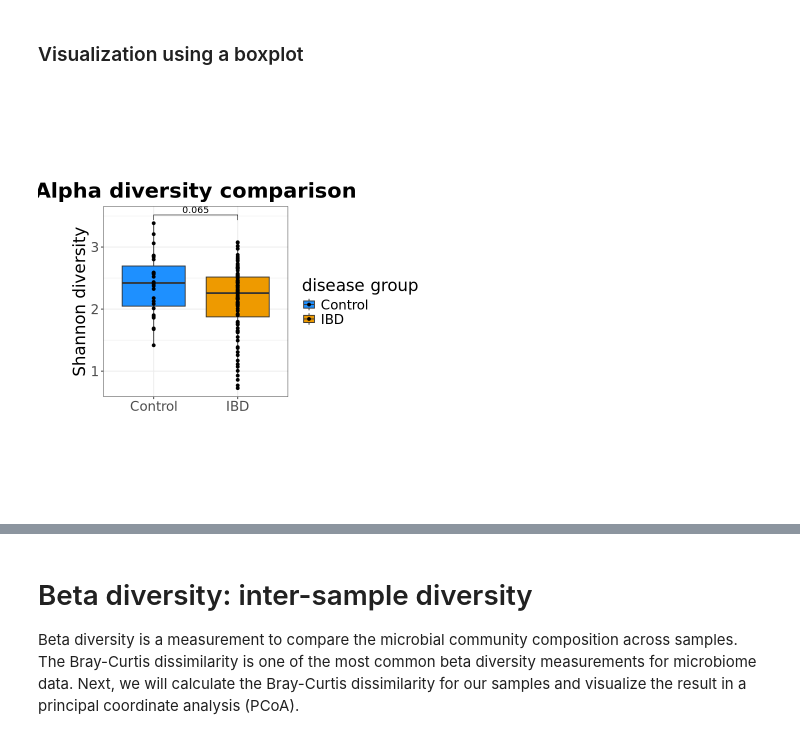
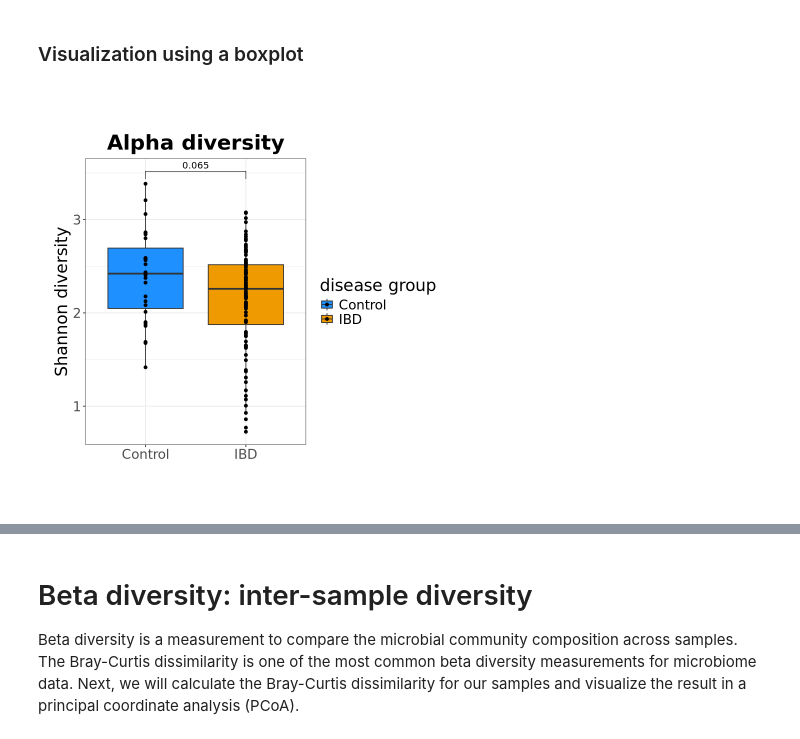
Before and after one commit to schirmer-lab/workshop-microbial-genomics-and-multiomics, a Jupyter notebook: day1_lab3_mgx_visualization.ipynb, the cells around one changed output, grey strips where cells are left out. Cells and saved outputs as stored; diff of their text form; code cells hidden in the pictures.

```diff
--- a/day1_lab3_mgx_visualization.ipynb
+++ b/day1_lab3_mgx_visualization.ipynb
@@ -159,16 +122,18 @@ print(aggregate(shannon_div$shannon_div,by=list(shannon_div$disease),FUN=sd))
 # %%
 # Generate the boxplot:
 my_comparisons <- list(c("Control", "IBD"))
 p = ggplot(shannon_div, aes(x=disease, y=shannon_div, fill=disease)) + geom_boxplot(outlier.shape = NA)
 p = p + geom_point()
 p = p + theme_bw()
-p = p + ggtitle("Alpha diversity comparison") + theme(axis.title.x=element_blank(),
-                text=element_text(size=20), plot.title = element_text(size = 25, face = "bold", hjust=0.5))
+p = p + ggtitle("Alpha diversity") + theme(axis.title.x=element_blank(),
+                text=element_text(size=20),
+                plot.title = element_text(size = 25, face = "bold", hjust=0.5),
+                plot.margin = margin(20, 20, 20, 20))
 p = p + ylab("Shannon diversity")
 p = p + scale_fill_manual(name="disease group", values = c("dodgerblue", "orange2"))
 p = p + stat_compare_means(comparisons = my_comparisons, method = "wilcox.test")
 
-
-print(p, vp=grid::viewport(width=unit(6, 'inch'), height=unit(4, 'inch')))
+# Adjust the display size and aspect ratio
+print(p, vp=grid::viewport(width=unit(7, 'inch'), height=unit(6, 'inch')))
 # %% [output]
-[figure, old version]
+[figure, new version]
```
Also changed, not shown: parts of 17 cells of this notebook.
